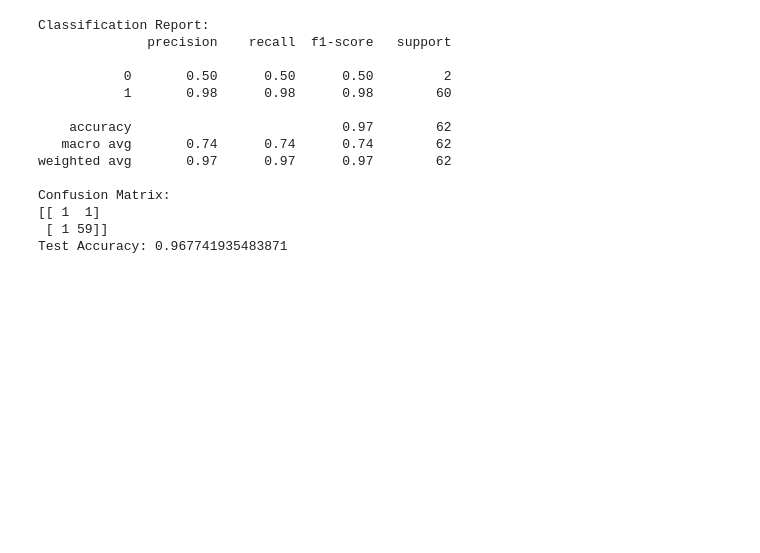
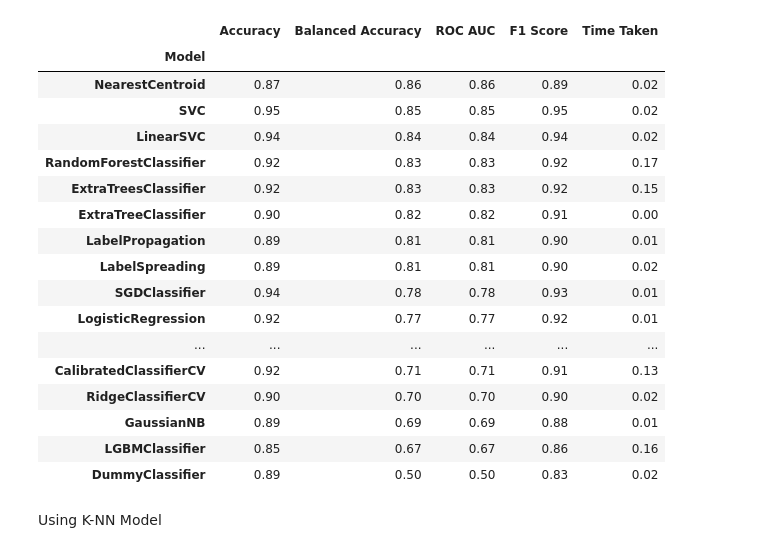
Before and after one commit to habibrahman13/Lazy-Fca, a Jupyter notebook: Lung_cancer.ipynb, the cells around one changed output. Cells and saved outputs as stored; diff of their text form; code cells hidden in the pictures; blank space fills up the shorter version.

```diff
--- a/Lung_cancer.ipynb
+++ b/Lung_cancer.ipynb
@@ -17,50 +39,17 @@ df_lung_cancer.head()
 # %%
 import pandas as pd
-from sklearn.model_selection import train_test_split, cross_val_score, GridSearchCV
+from sklearn.model_selection import train_test_split, GridSearchCV
 from sklearn.preprocessing import OneHotEncoder
 from sklearn.ensemble import RandomForestClassifier
+from sklearn.pipeline import Pipeline
 from sklearn.metrics import classification_report, confusion_matrix, accuracy_score
-from lazypredict.Supervised import LazyClassifier
-from sklearn.pipeline import Pipeline
 
 # Assuming df_diabetes is your DataFrame and 'Diabetes' is your target column
 X = df_lung_cancer.drop('LUNG_CANCER', axis=1)
 y = df_lung_cancer['LUNG_CANCER']
 
-# Split the data into training and testing sets
-X_train, X_test, y_train, y_test = train_test_split(X, y, test_size=0.2, random_state=42)
-
-# Use LazyClassifier to quickly compare models
-clf = LazyClassifier(verbose=0, ignore_warnings=True, custom_metric=None, random_state=42)
-models, _ = clf.fit(X_train, X_test, y_train, y_test)
-
-# Best hyperparameters from GridSearchCV
-best_hyperparameters = {'max_depth': None, 'min_samples_leaf': 1, 'min_samples_split': 2, 'n_estimators': 50}
-
-# Create RandomForestClassifier with best hyperparameters
-best_rf_classifier = RandomForestClassifier(**best_hyperparameters)
-
-# Create a pipeline with one-hot encoding and RandomForestClassifier
-pipeline = Pipeline([
-    ('onehot', OneHotEncoder(handle_unknown='ignore')),
-    ('classifier', best_rf_classifier)
-])
-
-# Fit the model on the training data
-pipeline.fit(X_train, y_train)
-
-# Evaluate the model on the test set
-test_predictions = pipeline.predict(X_test)
-
-# Classification report
-print("Classification Report:")
-print(classification_report(y_test, test_predictions))
-
-# Confusion matrix
-print("Confusion Matrix:")
-print(confusion_matrix(y_test, test_predictions))
-
-# Accuracy
-accuracy = accuracy_score(y_test, test_predictions)
-print("Test Accuracy:", accuracy)
+X_train, X_test, y_train, y_test = train_test_split(X, y, test_size=0.2, random_state =55)
+clf = LazyClassifier(verbose=0, ignore_warnings=True, custom_metric=None)
+models,predictions = clf.fit(X_train, X_test, y_train, y_test)
+models
 # %% [output]
@@ -75,23 +64,29 @@ And if memory is not enough, you can set `force_col_wise=true`.
 [LightGBM] [Warning] No further splits with positive gain, best gain: -inf
 [LightGBM] [Warning] No further splits with positive gain, best gain: -inf
 [LightGBM] [Warning] No further splits with positive gain, best gain: -inf
 [LightGBM] [Warning] No further splits with positive gain, best gain: -inf
 ... (92 lines left out)
 [LightGBM] [Warning] No further splits with positive gain, best gain: -inf
 [LightGBM] [Warning] No further splits with positive gain, best gain: -inf
 [LightGBM] [Warning] No further splits with positive gain, best gain: -inf
 [LightGBM] [Warning] No further splits with positive gain, best gain: -inf
-Classification Report:
-              precision    recall  f1-score   support
-
-           0       0.50      0.50      0.50         2
-           1       0.98      0.98      0.98        60
-
-    accuracy                           0.97        62
-   macro avg       0.74      0.74      0.74        62
-weighted avg       0.97      0.97      0.97        62
-
-Confusion Matrix:
-[[ 1  1]
- [ 1 59]]
-Test Accuracy: 0.967741935483871
+|  | Accuracy | Balanced Accuracy | ROC AUC | F1 Score | Time Taken |
+| Model |  |  |  |  |  |
+| NearestCentroid | 0.87 | 0.86 | 0.86 | 0.89 | 0.02 |
+| SVC | 0.95 | 0.85 | 0.85 | 0.95 | 0.02 |
+| LinearSVC | 0.94 | 0.84 | 0.84 | 0.94 | 0.02 |
+| RandomForestClassifier | 0.92 | 0.83 | 0.83 | 0.92 | 0.17 |
+| ExtraTreesClassifier | 0.92 | 0.83 | 0.83 | 0.92 | 0.15 |
+| ExtraTreeClassifier | 0.90 | 0.82 | 0.82 | 0.91 | 0.00 |
+| LabelPropagation | 0.89 | 0.81 | 0.81 | 0.90 | 0.01 |
+| LabelSpreading | 0.89 | 0.81 | 0.81 | 0.90 | 0.02 |
+| SGDClassifier | 0.94 | 0.78 | 0.78 | 0.93 | 0.01 |
+| LogisticRegression | 0.92 | 0.77 | 0.77 | 0.92 | 0.01 |
+| ... | ... | ... | ... | ... | ... |
+| CalibratedClassifierCV | 0.92 | 0.71 | 0.71 | 0.91 | 0.13 |
+| RidgeClassifierCV | 0.90 | 0.70 | 0.70 | 0.90 | 0.02 |
+| GaussianNB | 0.89 | 0.69 | 0.69 | 0.88 | 0.01 |
+| LGBMClassifier | 0.85 | 0.67 | 0.67 | 0.86 | 0.16 |
+| DummyClassifier | 0.89 | 0.50 | 0.50 | 0.83 | 0.02 |
+# %% [markdown]
+Using K-NN Model
```
Also changed, not shown: parts of 19 cells of this notebook, 2 other files.
